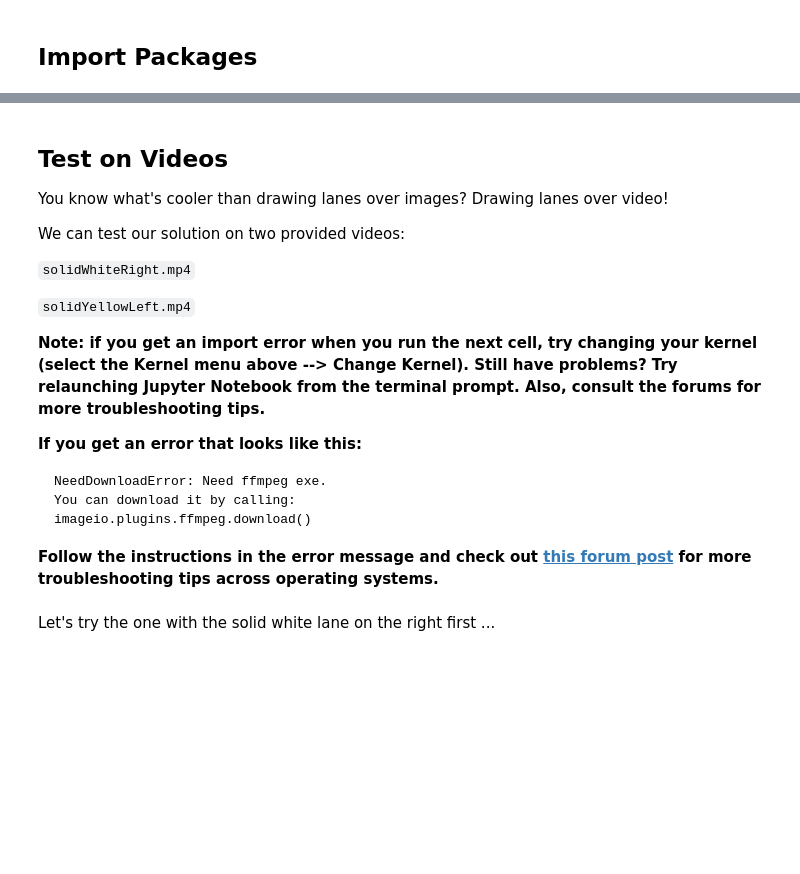
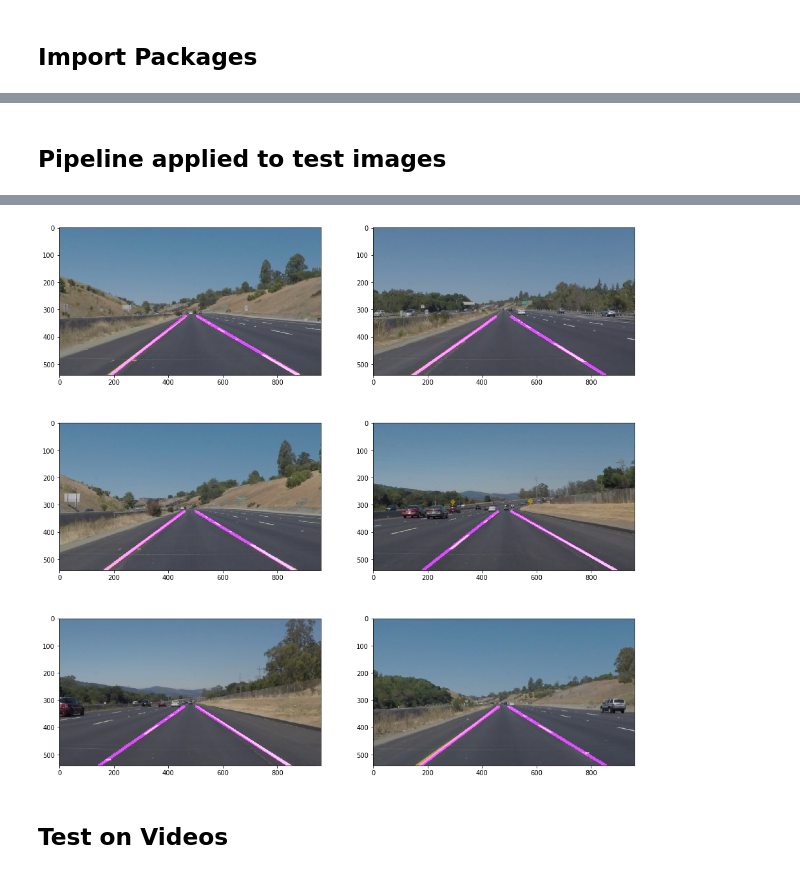
Before and after one commit to ajimenezjulio/P1_Finding_Lane_Lines, a Jupyter notebook: P1._Finding_Lane_Lines.ipynb, the cells around one changed output, grey strips where cells are left out. Cells and saved outputs as stored; diff of their text form; code cells hidden in the pictures; blank space fills up the shorter version.

Commit message:
Finished code, result videos added

````diff
--- a/P1._Finding_Lane_Lines.ipynb
+++ b/P1._Finding_Lane_Lines.ipynb
@@ -134,13 +228,36 @@ Try tuning the various parameters, especially the low and high Canny thresholds
+# %% [markdown]
+## Pipeline applied to test images
 # %%
 # Control variables
+# --------------------------------------
+
+# Path
 PATH = "Test_Data/test_images/"
+
+# Matplot grid
 grid_rows = 3
 grid_cols = 2
 fig_size = 16
 
+# Gaussian blur
 gaussian_kernel_size = 5
+
+# Canny
 canny_min_threshold = 80
 canny_max_threshold = 200
+
+# Mask
+upper_base_factor = 0.05
+lower_base_factor = 0.1
+height_factor = 0.6
+
+# Hough transform
+rho = 2
+theta = np.pi / 180
+min_votes = 20
+min_line_len = 40
+max_line_gap = 20
+slope_threshold = 0.5
 
 # --------------------------------------
 
@@ -151,27 +268,25 @@ test_images = os.listdir(PATH)
 fig, axs = configure_matplot_grid(grid_rows, grid_cols, (fig_size, fig_size))
 axs_idx = 0
 
-
 for image in test_images:
 
     # Get the image
     img = mpimg.imread(PATH + image)
-
-    # Gray scale
-    treated_image = grayscale(img.copy())
-
-    # Gaussian Blur
-    treated_image = gaussian_blur(trated_image, gaussian_kernel_size)
-
-    # Canny
-    treated_image = canny(treate_image, canny_min_threshold, canny_max_threshold)
-
-    # Masked interest region
-    vertices = [  ]
-    treated_image, mask = region_of_interest(treated_image, vertices)
-
-
+    # Process the image
+    output_img = build_pipeline(img,
+                                gaussian_kernel_size,
+                                canny_min_threshold,
+                                canny_max_threshold,
+                                upper_base_factor,
+                                lower_base_factor,
+                                height_factor,
+                                rho,
+                                theta,
+                                min_votes,
+                                min_line_len,
+                                max_line_gap,
+                                slope_threshold)
     # Display image
-    axs[axs_idx].imshow(img)
+    axs[axs_idx].imshow(output_img)
     axs_idx += 1
 # %% [output]
@@ -179,23 +293,6 @@ SyntaxError: invalid syntax (<ipython-input-35-fbfe641f2762>, line 14)
+[figure, added]
-# %% [markdown]
-## Test on Videos
-
-You know what's cooler than drawing lanes over images? Drawing lanes over video!
-
-We can test our solution on two provided videos:
-
-`solidWhiteRight.mp4`
-
-`solidYellowLeft.mp4`
-
-**Note: if you get an import error when you run the next cell, try changing your kernel (select the Kernel menu above --> Change Kernel). Still have problems? Try relaunching Jupyter Notebook from the terminal prompt. Also, consult the forums for more troubleshooting tips.**
-
-**If you get an error that looks like this:**
-```
-NeedDownloadError: Need ffmpeg exe.
-You can download it by calling:
-imageio.plugins.ffmpeg.download()
-```
-**Follow the instructions in the error message and check out [this forum post](https://discussions.udacity.com/t/project-error-of-test-on-videos/274082) for more troubleshooting tips across operating systems.**
+# %% [markdown]
+## Test on Videos
 # %%
 # Import everything needed to edit/save/watch video clips
 from moviepy.editor import VideoFileClip
@@ -210,2 +299,0 @@ def process_image(image):
-# %% [markdown]
-Let's try the one with the solid white lane on the right first ...
````
Also changed, not shown: parts of 30 cells of this notebook, 6 other files.
